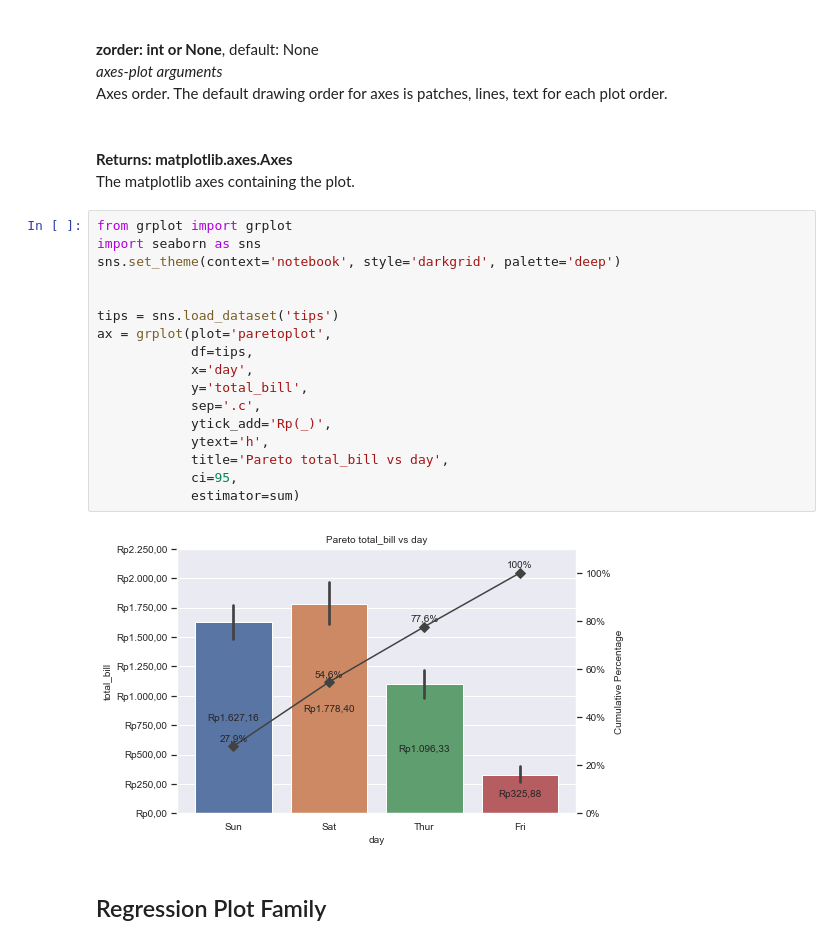
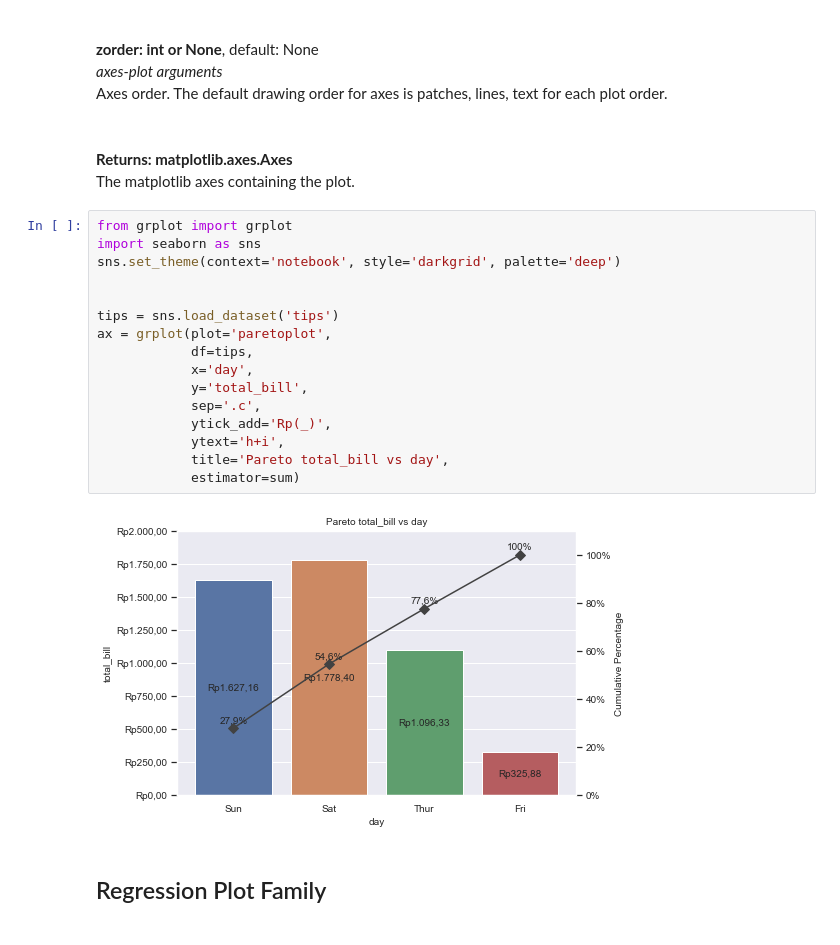
Before and after one commit to ghiffaryr/grplot, a Jupyter notebook: doc/Full_Documentation.ipynb, the cells around one changed output. Drawn from its saved outputs; the diff is of its cells as text.

```diff
--- a/doc/Full_Documentation.ipynb
+++ b/doc/Full_Documentation.ipynb
@@ -7645,22 +7645,21 @@ Axes order. The default drawing order for axes is patches, lines, text for each
 # %%
 from grplot import grplot
 import seaborn as sns
 sns.set_theme(context='notebook', style='darkgrid', palette='deep')
 
 
 tips = sns.load_dataset('tips')
 ax = grplot(plot='paretoplot',
             df=tips,
             x='day',
             y='total_bill',
             sep='.c',
             ytick_add='Rp(_)',
-            ytext='h',
+            ytext='h+i',
             title='Pareto total_bill vs day',
-            ci=95,
             estimator=sum)
 # %% [output]
-[figure, old version]
+[figure, new version]
 # %% [markdown]
 ## Regression Plot Family
 # %% [markdown]
```
Also changed, not shown: parts of 7 cells of this notebook.
